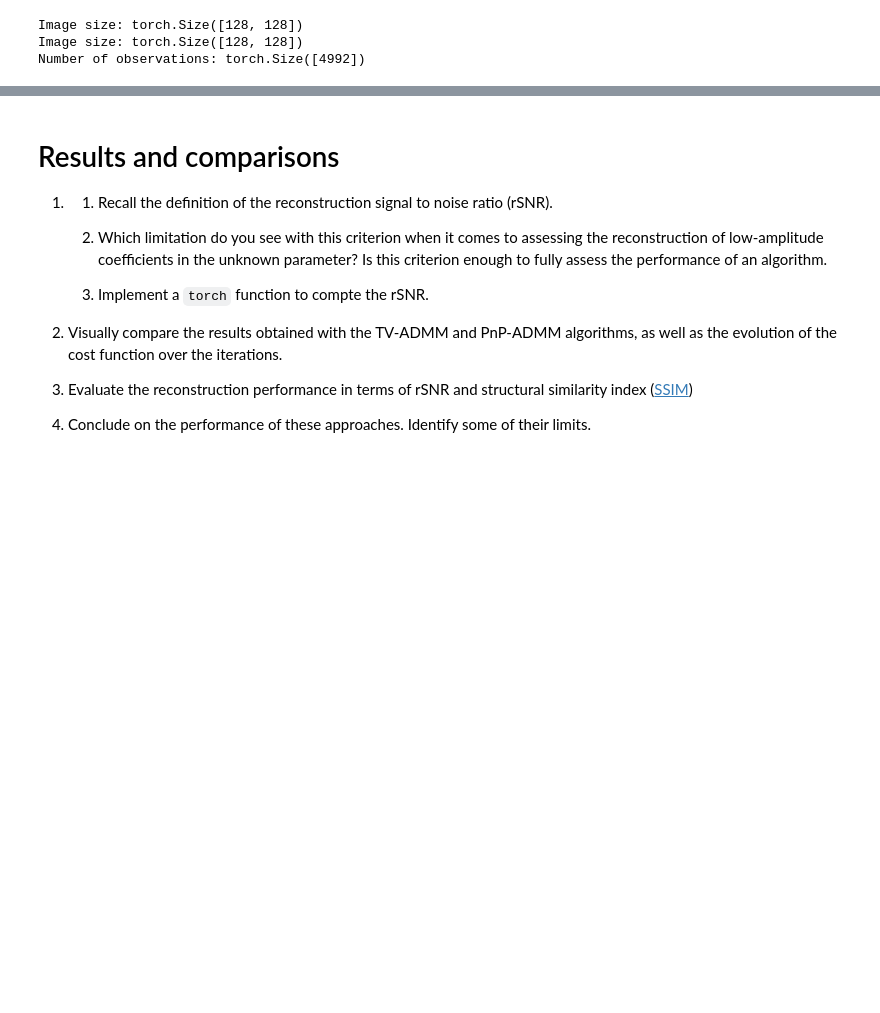
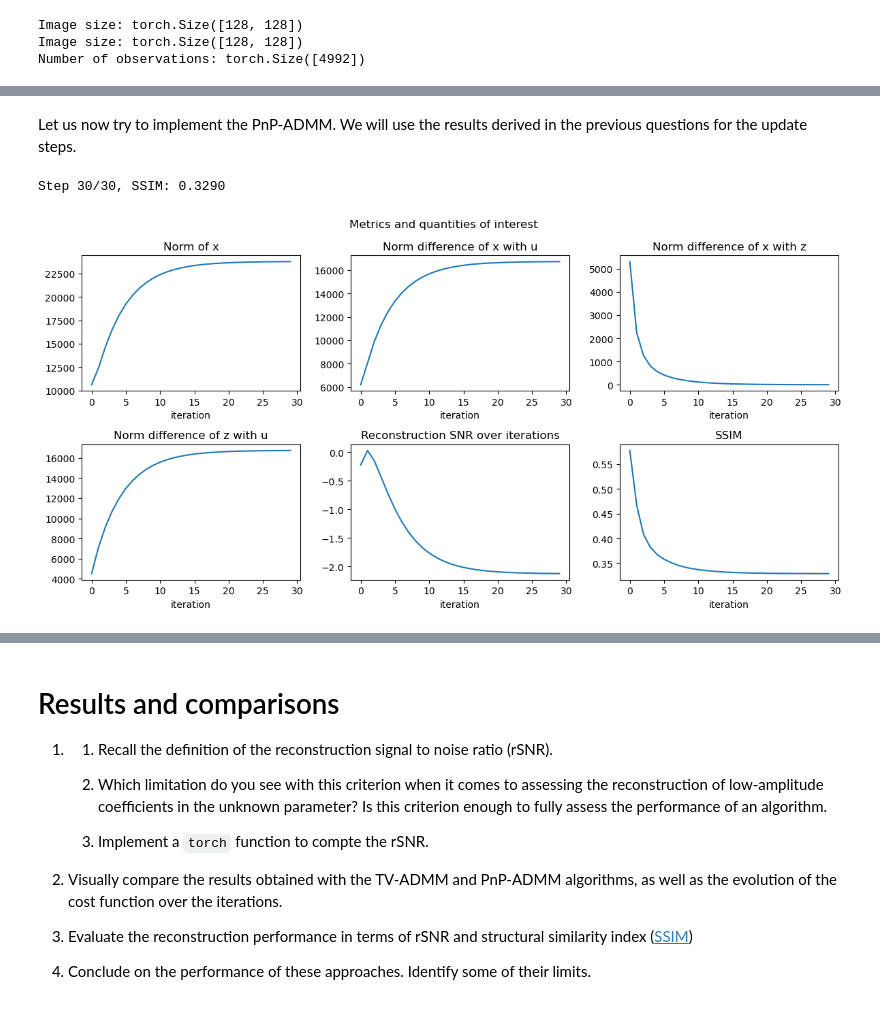
Before and after one commit to tms-gvd/lab1-mlsp, a Jupyter notebook: lab.ipynb, the cells around one changed output, grey strips where cells are left out. Drawn from its saved outputs; the diff is of its cells as text; code cells hidden in the pictures; blank space fills up the shorter version.

```diff
--- a/lab.ipynb
+++ b/lab.ipynb
@@ -341,0 +320,71 @@ $\textrm{prox}_{\ell_{2,1}}$ is computed using the property of proximal operator
+# %% [markdown]
+Let us now try to implement the PnP-ADMM. We will use the results derived in the previous questions for the update steps.
+# %%
+def update_x(sensing_op, x, z, u, lam, sig, observations):
+    M = observations.numel()
+    N = x.numel()
+    left = 1/((N/M) + lam*sig**2)
+    right = sensing_op.adjoint(observations) + (sig**2*lam)*(z-u)
+    return left*right
+
+def update_z(denoiser, x, u):
+    return denoiser((u+x)[None, None, ...]).squeeze()
+# %%
+def normalize(x):
+    return (x-x.min()) / (x.max()-x.min())
+
+def rsnr(x, x_ref):
+    return 10 * torch.log10(x_ref.norm().pow(2) / (x_ref - x).norm().pow(2))
+# %%
+nstep = 30
+lam=1e-1
+init_noisy=False
+z_k = obs_2D.clone() if init_noisy else torch.zeros_like(obs_2D)
+x_k = obs_2D.clone() if init_noisy else torch.zeros_like(obs_2D)
+u_k = obs_2D.clone() if init_noisy else torch.zeros_like(obs_2D)
+
+# Empty lists to store some metrics and quantities of interest
+ssim_val = []
+rsnr = []
+x_gap_with_u = []
+x_gap_with_z = []
+z_gap_with_u = []
+x_norm = []
+with torch.no_grad():
+    for i in range(nstep):
+        # Update steps
+        x_k = update_x(sensing_operator, x_k, z_k, u_k, lam, sig, observations)
+        z_k = update_z(denoiser_scunet, x_k, u_k)
+        u_k = u_k+x_k-z_k
+
+        # Track some metrics and quantities of interest
+        x_norm.append(torch.norm(x_k).item())
+        rsnr.append(10*torch.log10(torch.norm(x.flatten()).pow(2)/torch.norm(x.flatten()-x_k.flatten()).pow(2)).item())
+        x_gap_with_u.append(torch.norm(x_k-u_k).item())
+        x_gap_with_z.append(torch.norm(x_k-z_k).item())
+        z_gap_with_u.append(torch.norm(z_k-u_k).item())
+        ssim_val.append(ssim(normalize(x.cpu().numpy()), normalize(x_k.cpu().numpy()), data_range=1.0))
+        print(f"Step {i+1}/{nstep}, SSIM: {ssim_val[-1]:.4f}", end="\r")
+# %% [output]
+Step 30/30, SSIM: 0.3290
+# %%
+fig, axs = plt.subplots(2, 3, figsize=(12, 6))
+axs[0, 0].plot(x_norm)
+axs[0, 0].set_title("Norm of x")
+axs[0, 1].plot(x_gap_with_u)
+axs[0, 1].set_title("Norm difference of x with u")
+axs[0, 2].plot(x_gap_with_z)
+axs[0, 2].set_title("Norm difference of x with z")
+axs[1, 0].plot(z_gap_with_u)
+axs[1, 0].set_title("Norm difference of z with u")
+axs[1, 1].plot(rsnr)
+axs[1, 1].set_title("Reconstruction SNR over iterations")
+axs[1, 2].plot(ssim_val)
+axs[1, 2].set_title("SSIM")
+for ax in axs.flat:
+    ax.set(xlabel='iteration')
+fig.suptitle("Metrics and quantities of interest")
+plt.tight_layout()
+plt.show()
+# %% [output]
+[figure, added]
```
Also changed, not shown: parts of 40 cells of this notebook.
